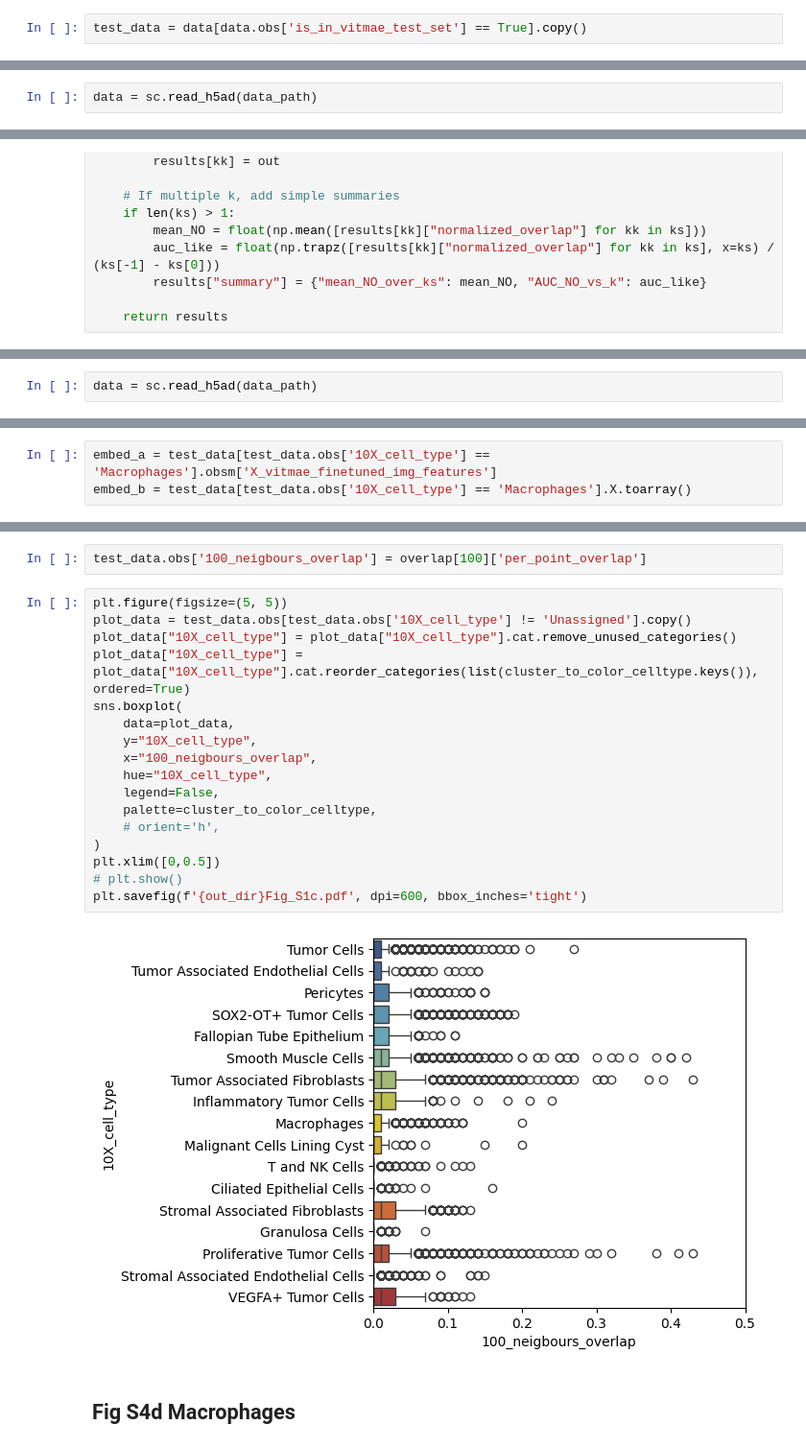
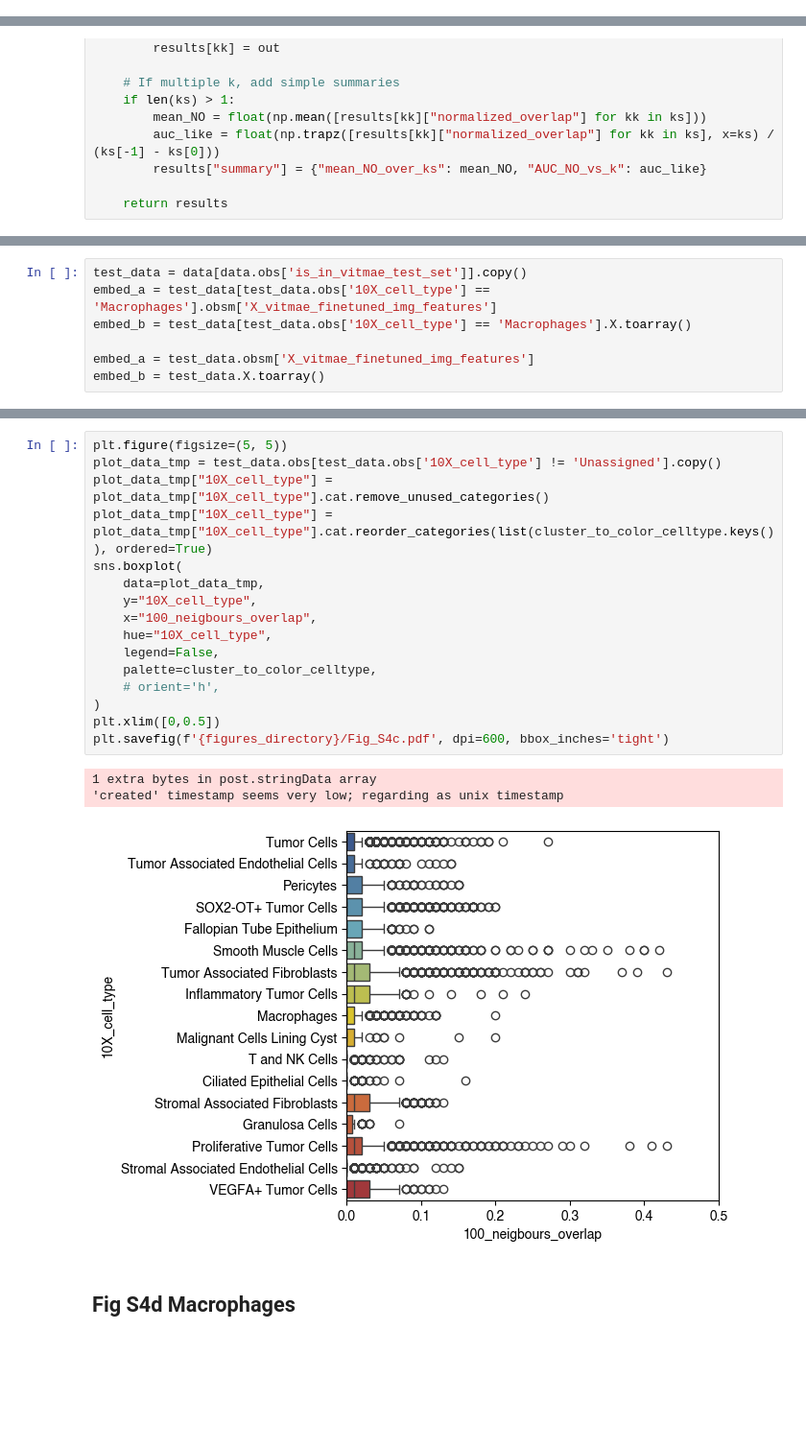
Before and after one commit to MannLabs/scPortrait_manuscript, a Jupyter notebook: figure_notebooks/Fig_S4.ipynb, the cells around one changed output, grey strips where cells are left out. Shown at 96% size. Drawn from its saved outputs; the diff is of its cells as text; blank space fills up the shorter version.

Commit message:
update code for S4 notebook and add generated figures

```diff
--- a/figure_notebooks/Fig_S4.ipynb
+++ b/figure_notebooks/Fig_S4.ipynb
@@ -223,2 +241,0 @@ AnnData object with n_obs × n_vars = 406875 × 5101
-# %%
-test_data = data[data.obs['is_in_vitmae_test_set'] == True].copy()
@@ -319,2 +323,0 @@ out_dir = 'Fig_S1/'
-# %%
-data = sc.read_h5ad(data_path)
@@ -508,2 +499,0 @@ out_dir = 'Fig_S1/'
-# %%
-data = sc.read_h5ad(data_path)
@@ -520,3 +500,7 @@ test_data = data[data.obs['is_in_vitmae_test_set'] == True].copy()
 # %%
+test_data = data[data.obs['is_in_vitmae_test_set']].copy()
 embed_a = test_data[test_data.obs['10X_cell_type'] == 'Macrophages'].obsm['X_vitmae_finetuned_img_features']
 embed_b = test_data[test_data.obs['10X_cell_type'] == 'Macrophages'].X.toarray()
+
+embed_a = test_data.obsm['X_vitmae_finetuned_img_features']
+embed_b = test_data.X.toarray()
@@ -538,23 +510,22 @@ overlap
-# %%
-test_data.obs['100_neigbours_overlap'] = overlap[100]['per_point_overlap']
 # %%
 plt.figure(figsize=(5, 5))
-plot_data = test_data.obs[test_data.obs['10X_cell_type'] != 'Unassigned'].copy()
-plot_data["10X_cell_type"] = plot_data["10X_cell_type"].cat.remove_unused_categories()
-plot_data["10X_cell_type"] = plot_data["10X_cell_type"].cat.reorder_categories(list(cluster_to_color_celltype.keys()), ordered=True)
+plot_data_tmp = test_data.obs[test_data.obs['10X_cell_type'] != 'Unassigned'].copy()
+plot_data_tmp["10X_cell_type"] = plot_data_tmp["10X_cell_type"].cat.remove_unused_categories()
+plot_data_tmp["10X_cell_type"] = plot_data_tmp["10X_cell_type"].cat.reorder_categories(list(cluster_to_color_celltype.keys()), ordered=True)
 sns.boxplot(
-    data=plot_data,
+    data=plot_data_tmp,
     y="10X_cell_type",
     x="100_neigbours_overlap",
     hue="10X_cell_type",
     legend=False,
     palette=cluster_to_color_celltype,
     # orient='h',
 )
 plt.xlim([0,0.5])
-# plt.show()
-plt.savefig(f'{out_dir}Fig_S1c.pdf', dpi=600, bbox_inches='tight')
+plt.savefig(f'{figures_directory}/Fig_S4c.pdf', dpi=600, bbox_inches='tight')
 # %% [output]
+1 extra bytes in post.stringData array
+'created' timestamp seems very low; regarding as unix timestamp
-[figure, old version]
+[figure, new version]
 # %% [markdown]
 ## Fig S4d Macrophages
```
Also changed, not shown: parts of 96 cells of this notebook, 7 other files.
